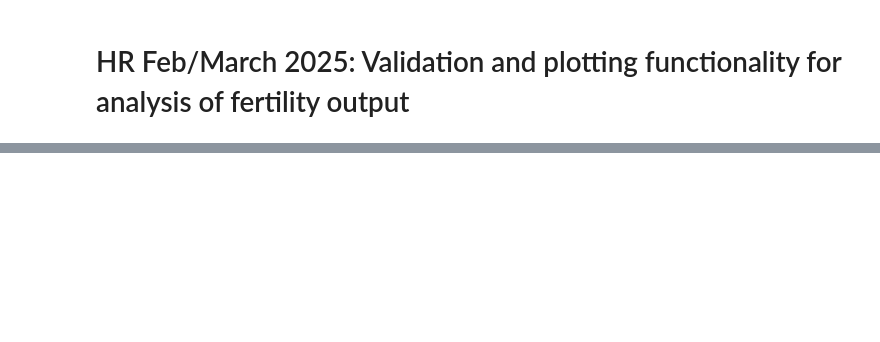
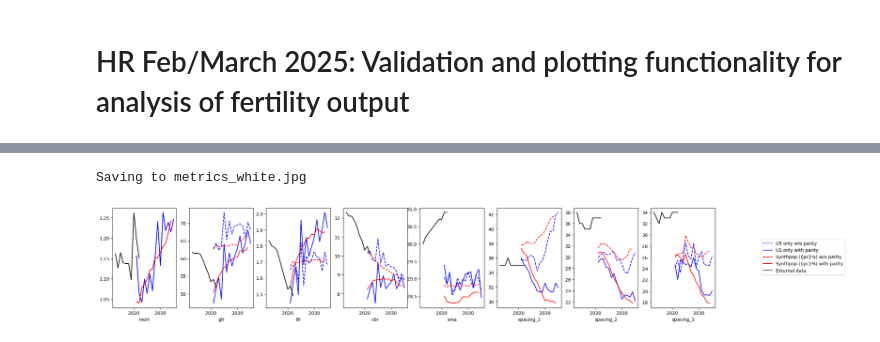
Before and after one commit to Leeds-MRG/Minos, a Jupyter notebook: fertility_validation.ipynb, the cells around one changed output, grey strips where cells are left out. Drawn from its saved outputs; the diff is of its cells as text; code cells hidden in the pictures; blank space fills up the shorter version.

```diff
--- a/fertility_validation.ipynb
+++ b/fertility_validation.ipynb
@@ -15,11 +28,12 @@ def plot_metrics_all(data,
                      ref_data,
                      outfile,
                      _save=True,
+                     pc=1,  # Default synthpop percentage
                      ):
 
     n = len(vars_to_plot)
 
-    labels = ['US only w/o parity', 'US only with parity', 'Synthpop (1%) w/o parity', 'Synthpop (1%) with parity']
+    labels = ['US only w/o parity', 'US only with parity', 'Synthpop ({pc}%) w/o parity', 'Synthpop ({pc}%) with parity']
     line_styles = ['--', '-', '--', '-']
     line_colours = ['b', 'b', 'r', 'r']
 
@@ -110,11 +163,13 @@ eth4 = get_metrics_post(parity=True, synthpop=True, recalculate=recalculate, dis
 # %%
-''' TO DO - PLOT UP ETHNICITY DATA '''
 data = [d.reset_index() for d in [eth1, eth2, eth3, eth4]]
 data = [d.loc[(d['year'] > 2020) & (d['eth_group'] == 'White')] for d in data]
 
 plot_metrics_all(data=data,
                  ref_data=ref_data,
                  outfile='metrics_white.jpg')
+# %% [output]
+Saving to metrics_white.jpg
+[figure, added]
 # %%
 data = [d.reset_index() for d in [eth1, eth2, eth3, eth4]]
 data = [d.loc[(d['year'] > 2020) & (d['eth_group'] == 'Asian')] for d in data]
```
Also changed, not shown: parts of 17 cells of this notebook, 6 other files.
